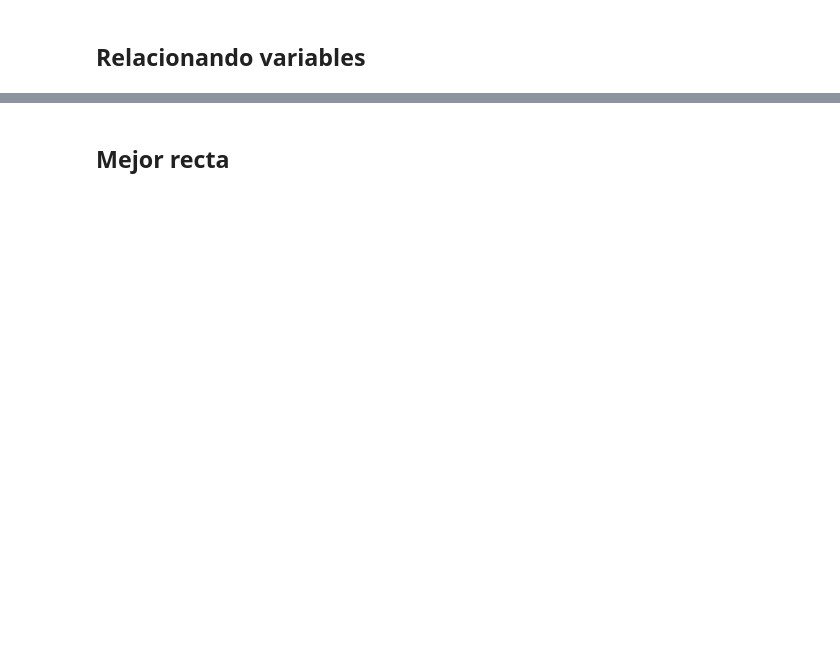
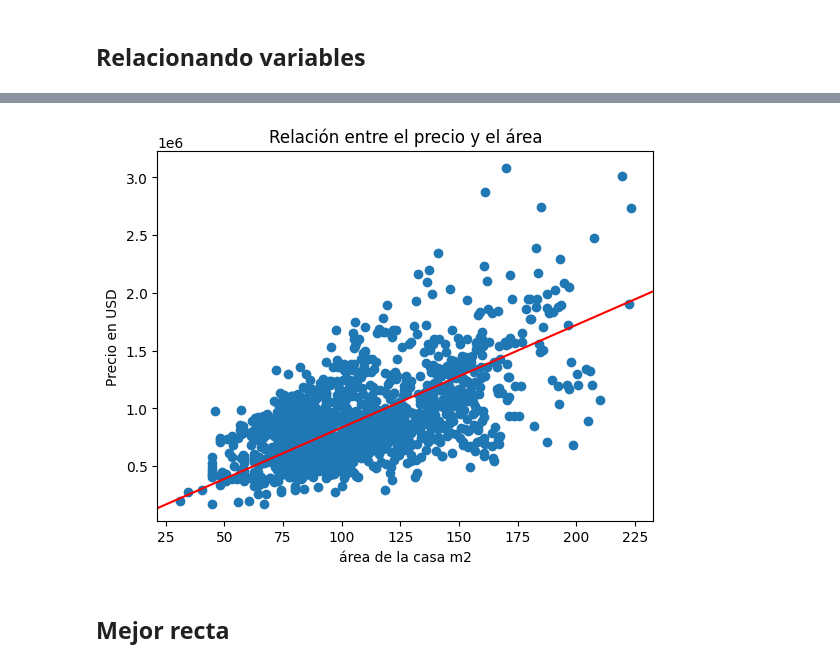
Before and after one commit to MyAppsTest/Data-Science-probando-relaciones-con-regresi-n-lineal, a Jupyter notebook: precios_de_inmuebles_regresion_lineal.ipynb, the cells around one changed output, grey strips where cells are left out. Saved outputs shown, nothing was run; the diff lists cells and outputs as text; code cells hidden in the pictures; blank space fills up the shorter version.

```diff
--- a/precios_de_inmuebles_regresion_lineal.ipynb
+++ b/precios_de_inmuebles_regresion_lineal.ipynb
@@ -52,6 +168,14 @@ El coeficiente de correlación de Pearson nos permite medir la relación lineal
 # %%
 # Aparentemente mientras mayor es el área del primer piso, mayor es el precio de la casa.
 # E si quisieramos trazar una línea que nos permita describir este comportamiento?
+plt.scatter(datos['area_primer_piso'], datos['precio_de_venta'])
+plt.axline(xy1=(40,300000), xy2=(175,1500000),color='red')
+plt.title ("Relación entre el precio y el área")
+plt.xlabel("área de la casa m2")
+plt.ylabel("Precio en USD")
+plt.show()
+# %% [output]
+[figure, added]
 # %% [markdown]
 ## Mejor recta
 # %%
```
Also changed, not shown: parts of 13 cells of this notebook.
